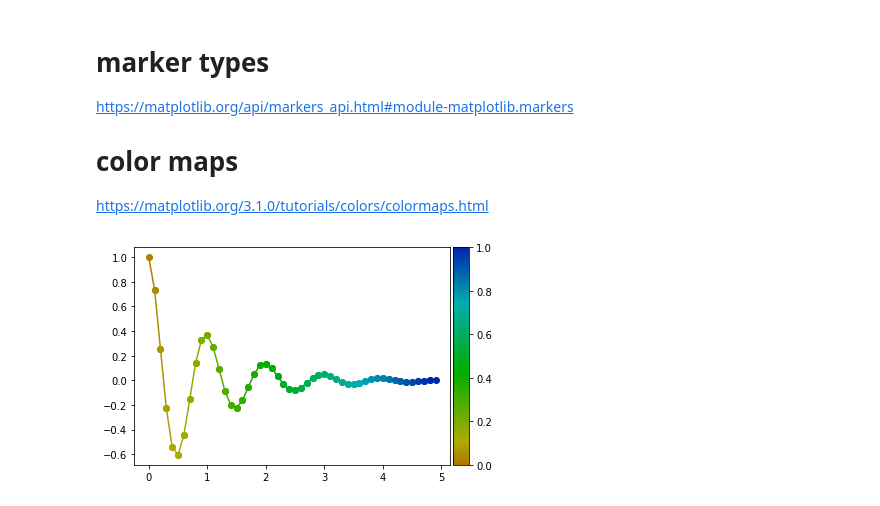
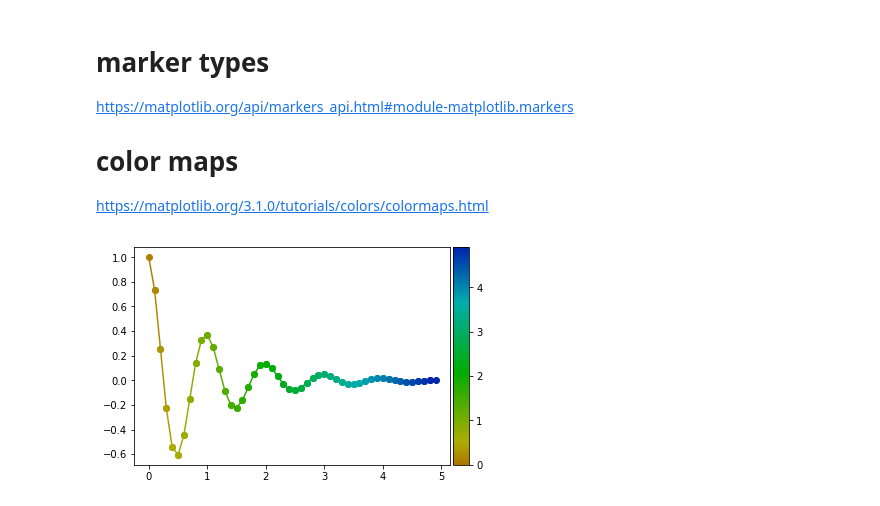
Before and after one commit to tidota/misc-code, a Jupyter notebook: snippets/python/pyplot/pyplot_prac.ipynb, the cells around one changed output. Cells and saved outputs as stored; diff of their text form; code cells hidden in the pictures.

Commit message:
pyplot: range of colorbar

```diff
--- a/snippets/python/pyplot/pyplot_prac.ipynb
+++ b/snippets/python/pyplot/pyplot_prac.ipynb
@@ -139,48 +139,51 @@ import colorsys
 import matplotlib as mpl
 from mpl_toolkits.axes_grid1 import make_axes_locatable
 
+t = np.arange(0.0, 5.0, 0.1)
+maxt = max(t)
+
 def f(t):
     return np.exp(-t) * np.cos(2*np.pi*t)
 def g(t):
     return np.exp(-2*t) * np.sin(2*np.pi*t)
 
 def cm1f(val): # original
+    val /= maxt
     h1 = 227/360
     h2 = 40/360
     h = (1-val)*(h2-h1)+h1
     return np.array(list(colorsys.hsv_to_rgb(h,1,0.68)) + [1])
 
 def cm2f(val): # kind of new
+    val /= maxt
     return plt.cm.rainbow(1-val*0.9)
 
 def plotPath(points, style, cm):
     p_prev = None
     #plt.plot([x_list[0], x_list[1]], [y_list[0], y_list[1]], style, color=cm(x_list[0]/max(x_list)))
     for i in range(1,len(points)):
         p_prev = points[i-1]
         p = points[i]
-        plt.plot([p_prev[0], p[0]], [p_prev[1], p[1]], style, color=cm(i/(len(points)-1)))
+        plt.plot([p_prev[0], p[0]], [p_prev[1], p[1]], style, color=cm(p[0]))
+
+fig, ax = plt.subplots()
 
 cm1 = plt.cm.get_cmap('rainbow')
 cm1._init()
-clrs = np.array([cm1f(x) for x in np.linspace(0, 1.0, cm1.N)])
-cm1._lut = clrs
+cm1._lut = np.array([cm1f(x) for x in np.linspace(0, maxt, cm1.N)])
+mpl.cm.register_cmap(name='cm1', cmap=cm1)
+plotPath(list(zip(t, f(t))), '-o', cm1f)
 
-mpl.cm.register_cmap(name='cm1', cmap=cm1)
 #mpl.cm.register_cmap(name='cm2', cmap=cm2f)
-
-fig, ax = plt.subplots()
-t = np.arange(0.0, 5.0, 0.1)
-plotPath(list(zip(t, f(t))), '-o', cm1f)
 #plotPath(list(zip(t, g(t))), '-^', cm2f)
-#plt.scatter(t, g(t), s=60, c=t, marker='o', cmap=plt.cm.rainbow)
 
 # colorbar
 divider = make_axes_locatable(plt.gca())
 ax_cb = divider.new_horizontal(size="5%", pad=0.05)
-cb1 = mpl.colorbar.ColorbarBase(ax_cb, cmap='cm1',orientation='vertical')
+norm = mpl.colors.Normalize(vmin = 0, vmax = maxt)
+cb1 = mpl.colorbar.ColorbarBase(ax_cb, cmap='cm1', norm=norm, orientation='vertical')
 plt.gcf().add_axes(ax_cb)
 
 plt.show()
 # %% [output]
-[figure, old version]
+[figure, new version]
```
